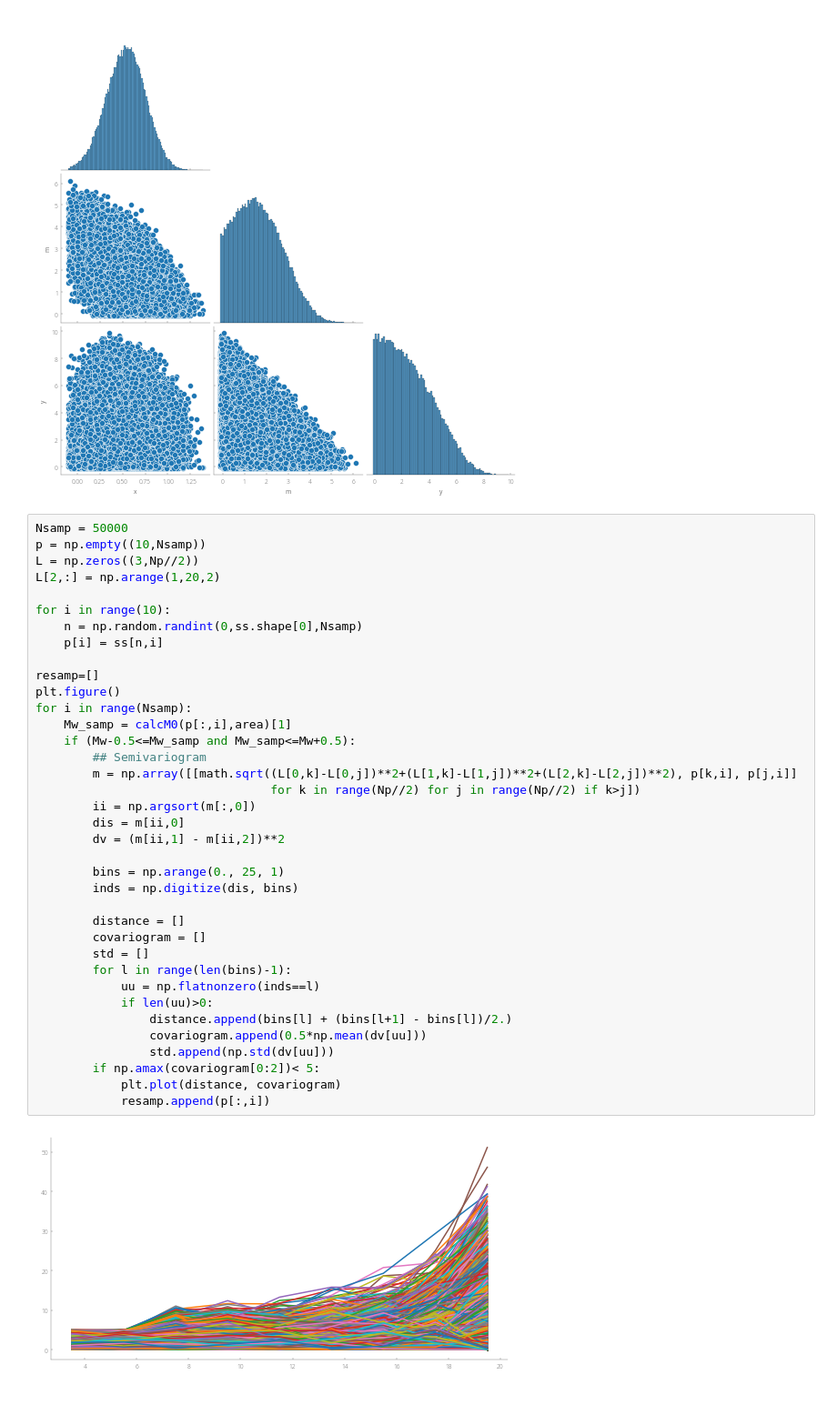
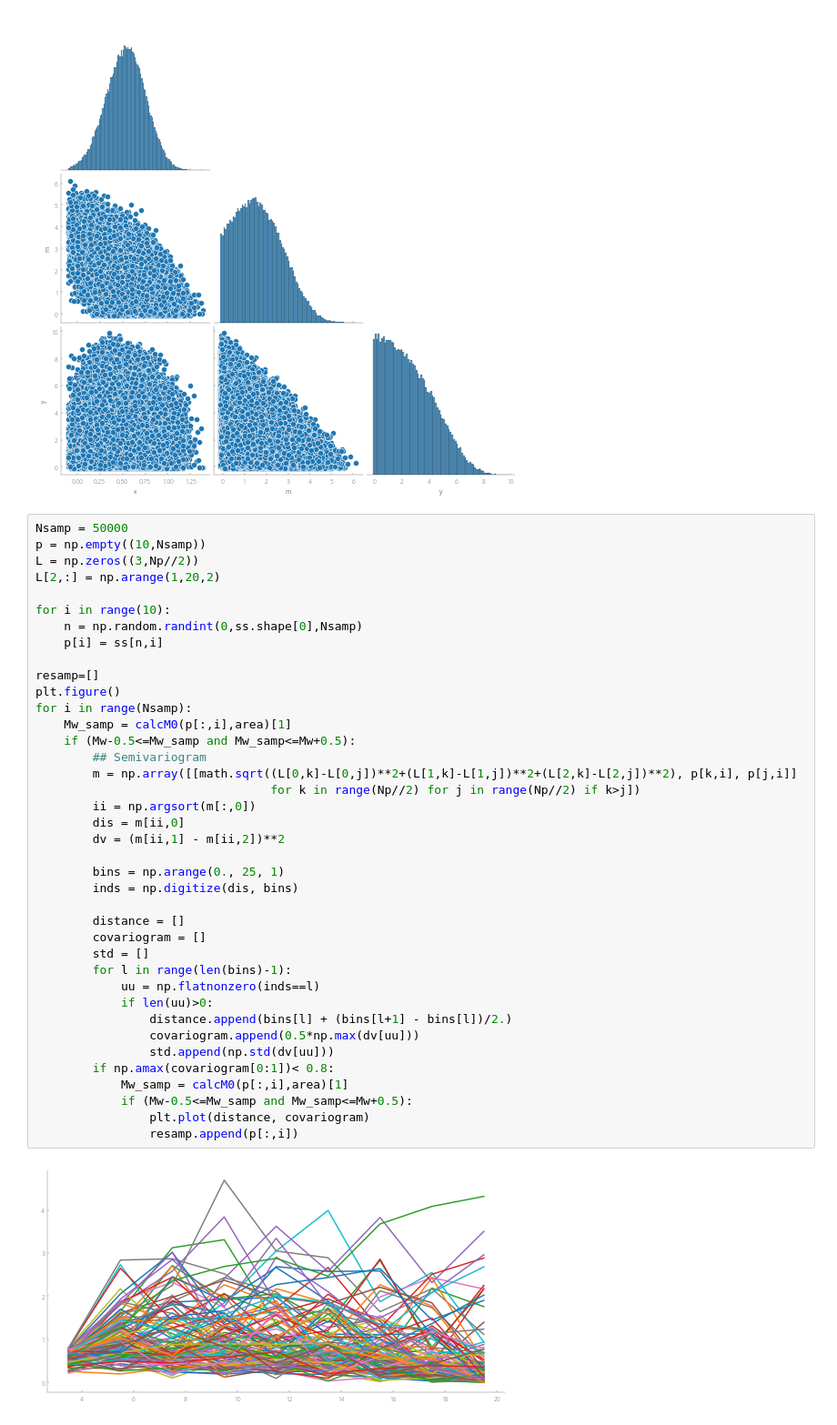
Before and after one commit to thearagon/posterior-sampling, a Jupyter notebook: resampling_posterior.ipynb, the cells around one changed output. Shown at 91% size. Cells and saved outputs as stored; diff of their text form.

```diff
--- a/resampling_posterior.ipynb
+++ b/resampling_posterior.ipynb
@@ -94,38 +94,40 @@ L = np.zeros((3,Np//2))
 L[2,:] = np.arange(1,20,2)
 
 for i in range(10):
     n = np.random.randint(0,ss.shape[0],Nsamp)
     p[i] = ss[n,i]
 
 resamp=[]
 plt.figure()
 for i in range(Nsamp):
     Mw_samp = calcM0(p[:,i],area)[1]
     if (Mw-0.5<=Mw_samp and Mw_samp<=Mw+0.5):
         ## Semivariogram
         m = np.array([[math.sqrt((L[0,k]-L[0,j])**2+(L[1,k]-L[1,j])**2+(L[2,k]-L[2,j])**2), p[k,i], p[j,i]]
                                  for k in range(Np//2) for j in range(Np//2) if k>j])
         ii = np.argsort(m[:,0])
         dis = m[ii,0]
         dv = (m[ii,1] - m[ii,2])**2
 
         bins = np.arange(0., 25, 1)
         inds = np.digitize(dis, bins)
 
         distance = []
         covariogram = []
         std = []
         for l in range(len(bins)-1):
             uu = np.flatnonzero(inds==l)
             if len(uu)>0:
                 distance.append(bins[l] + (bins[l+1] - bins[l])/2.)
-                covariogram.append(0.5*np.mean(dv[uu]))
+                covariogram.append(0.5*np.max(dv[uu]))
                 std.append(np.std(dv[uu]))
-        if np.amax(covariogram[0:2])< 5:
-            plt.plot(distance, covariogram)
-            resamp.append(p[:,i])
+        if np.amax(covariogram[0:1])< 0.8:
+            Mw_samp = calcM0(p[:,i],area)[1]
+            if (Mw-0.5<=Mw_samp and Mw_samp<=Mw+0.5):
+                plt.plot(distance, covariogram)
+                resamp.append(p[:,i])
 # %% [output]
-[figure, old version]
+[figure, new version]
 # %%
 resamp=np.array(resamp)
 sns.pairplot(pd.DataFrame({"x": resamp.T[0], "m": resamp.T[1], "y": resamp.T[2]}), corner=True)
```
Also changed, not shown: parts of 5 cells of this notebook.
